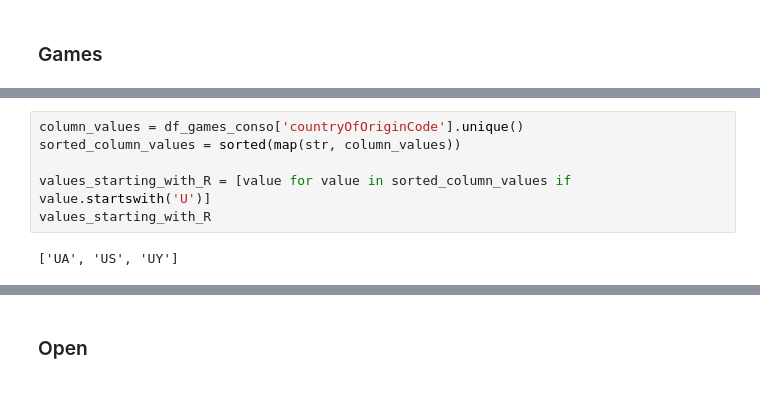
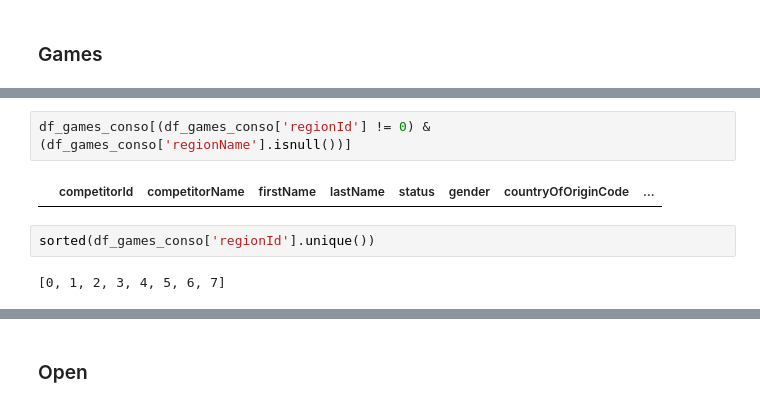
Before and after one commit to tgomesjuliana/ds-crossfit-games-competitions, a Jupyter notebook: data_cleaning.ipynb, the cells around one changed output, grey strips where cells are left out. Cells and saved outputs as stored; diff of their text form.

```diff
--- a/data_cleaning.ipynb
+++ b/data_cleaning.ipynb
@@ -137,8 +243,8 @@ df
-# %%
-column_values = df_games_conso['countryOfOriginCode'].unique()
-sorted_column_values = sorted(map(str, column_values))
-
-values_starting_with_R = [value for value in sorted_column_values if value.startswith('U')]
-values_starting_with_R
-# %% [output]
-['UA', 'US', 'UY']
+# %%
+df_games_conso[(df_games_conso['regionId'] != 0) & (df_games_conso['regionName'].isnull())]
+# %% [output]
+|  | competitorId | competitorName | firstName | lastName | status | gender | countryOfOriginCode | ... |
+# %%
+sorted(df_games_conso['regionId'].unique())
+# %% [output]
+[0, 1, 2, 3, 4, 5, 6, 7]
```
Also changed, not shown: parts of 30 cells of this notebook.
